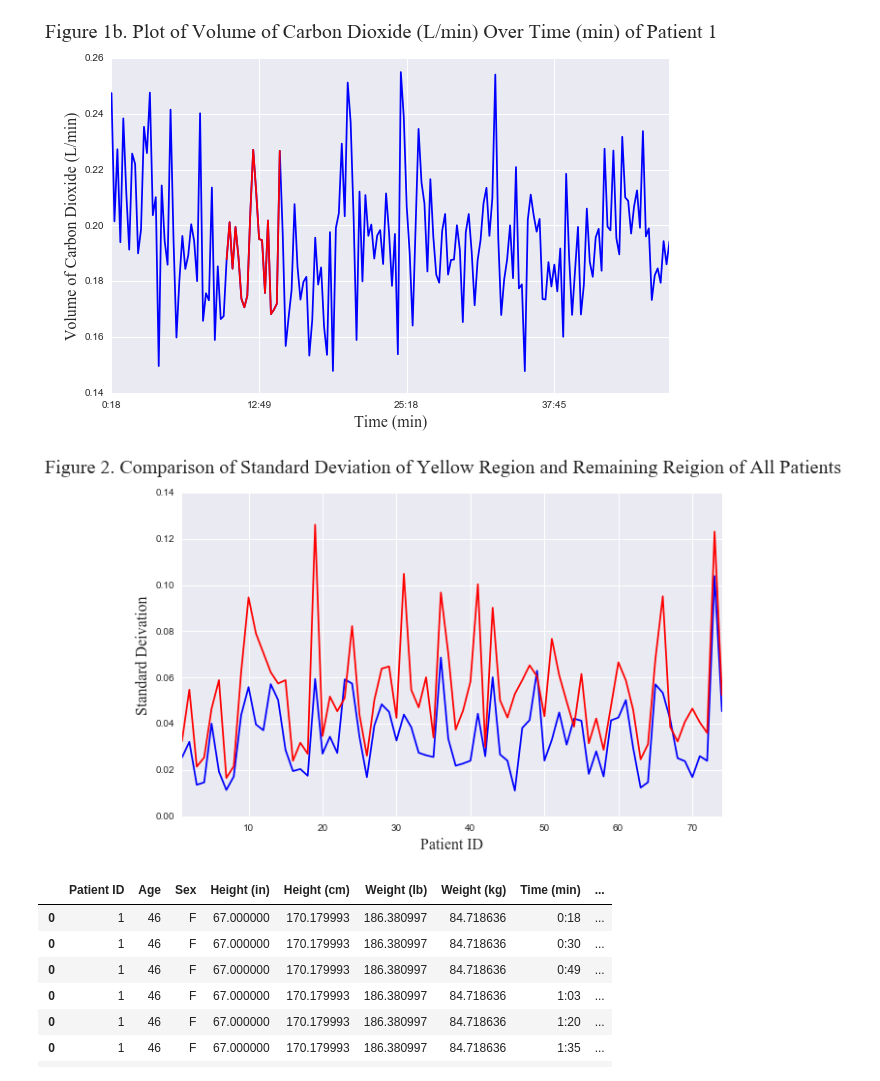
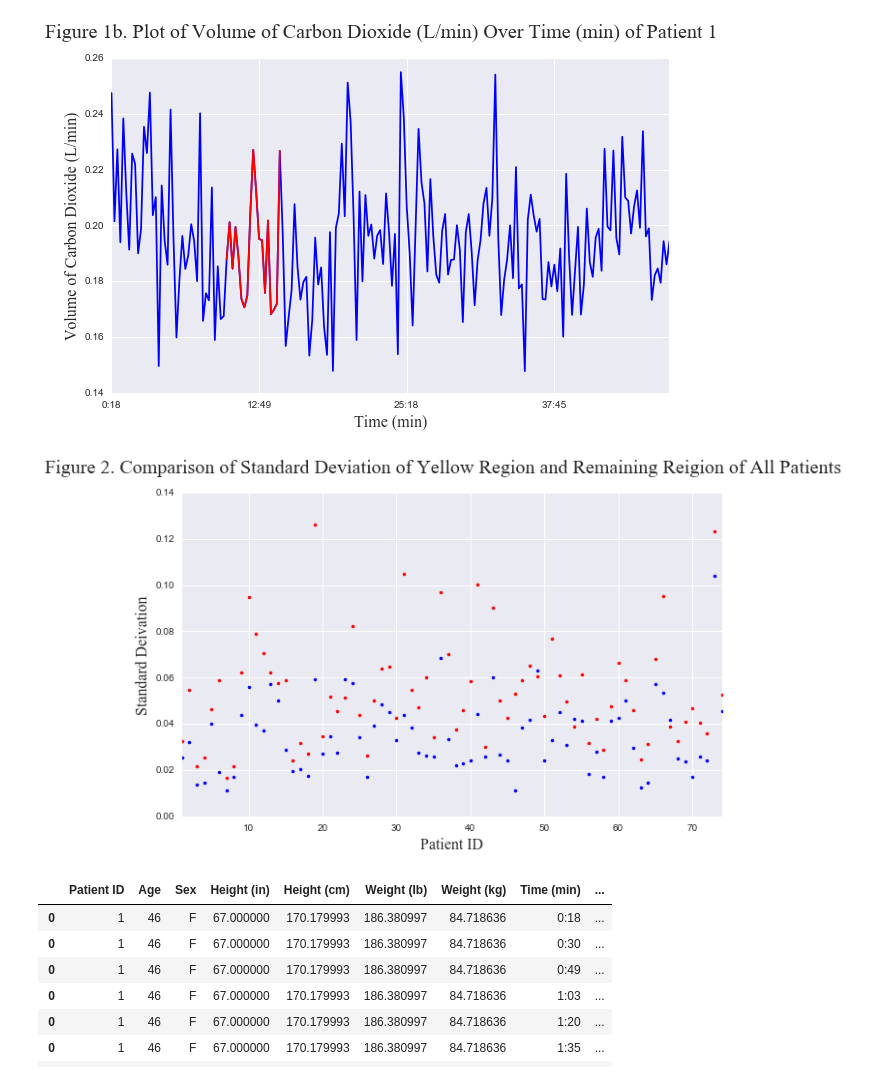
Before and after one commit to junke119119/summer, a Jupyter notebook: Figures.ipynb, the cells around one changed output. Saved outputs shown, nothing was run; the diff lists cells and outputs as text; code cells hidden in the pictures.

```diff
--- a/Figures.ipynb
+++ b/Figures.ipynb
@@ -6,3 +8,2 @@ import seaborn as sns
 # %%
-#data= pd.read_excel('..\\data\\data_all.xlsx')
-data = pd.read_excel(~/Downloads/summer-master/data_all.xlsx)
+data= pd.read_excel('..\\data\\data_all.xlsx')
@@ -38,14 +35,19 @@ data2
 # %%
 remain_std =[] # calculate the remanining data std
 yellow_std = [] # calculate the yellow region data std
+std_ratio = [] # calculate the ratio of std in yellow regiona and remaining data
 for pid in pids:
     data1 = data[data['Patient ID'] == pid]
     data1y = data2[data2['Patient ID'] == pid]
-    yellow_std.append(data1y['VO2 STPD (L/min)'].std())
+    yellow = data1y['VO2 STPD (L/min)'].std()
+    yellow_std.append(yellow)
 
     data1merge = pd.merge(data1, data1y, how= 'left', on='Time (min)')
-    remain_std.append(data1merge.loc[pd.isnull(data1merge['VO2 STPD (L/min)_y']), 'VO2 STPD (L/min)_x'].std())
+    remain = data1merge.loc[pd.isnull(data1merge['VO2 STPD (L/min)_y']), 'VO2 STPD (L/min)_x'].std()
+    remain_std.append(remain)
 
+    ratio = yellow/remain
+    std_ratio.append(ratio)
     # Figure 1, make plots for VO2, VCO2 and RMR
     #fig, axes = plt.subplots(figsize=(10, 6))
     #data1merge.set_index("Time (min)")['VO2/kg STPD (ml/kg/m)_x'].plot(color='b',ax = axes)
@@ -94,14 +104,14 @@ fig.savefig('Figure1b.jpg')
 # %%
 fig, axes = plt.subplots(figsize=(10, 6))
-out_std.set_index('Patient ID')['yellow_std'].plot(kind='line',color='b')
-out_std.set_index('Patient ID')['remain_std'].plot(kind='line',color='r')
-#sns.plt.title('YOUR TITLE HERE')
+# std.plot(style='.')
+out_std.set_index('Patient ID')['yellow_std'].plot(style='.',color='b')
+out_std.set_index('Patient ID')['remain_std'].plot(style='.',color='r')
 fig.suptitle('Figure 2. Comparison of Standard Deviation of Yellow Region and Remaining Reigion of All Patients', fontsize=20, fontweight='bold',fontname="Times New Roman")
 plt.xlabel('Patient ID', fontsize=16, fontweight = 'bold', fontname = 'Times New Roman')
 plt.ylabel('Standard Deivation', fontsize=16,  fontweight = 'bold', fontname = 'Times New Roman')
 fig.savefig('Figure2.jpg')
 # %% [output]
-[figure, old version]
+[figure, new version]
 # %%
 %load_ext rpy2.ipython
 # %%
```
Also changed, not shown: parts of 15 cells of this notebook, 10 other files.
